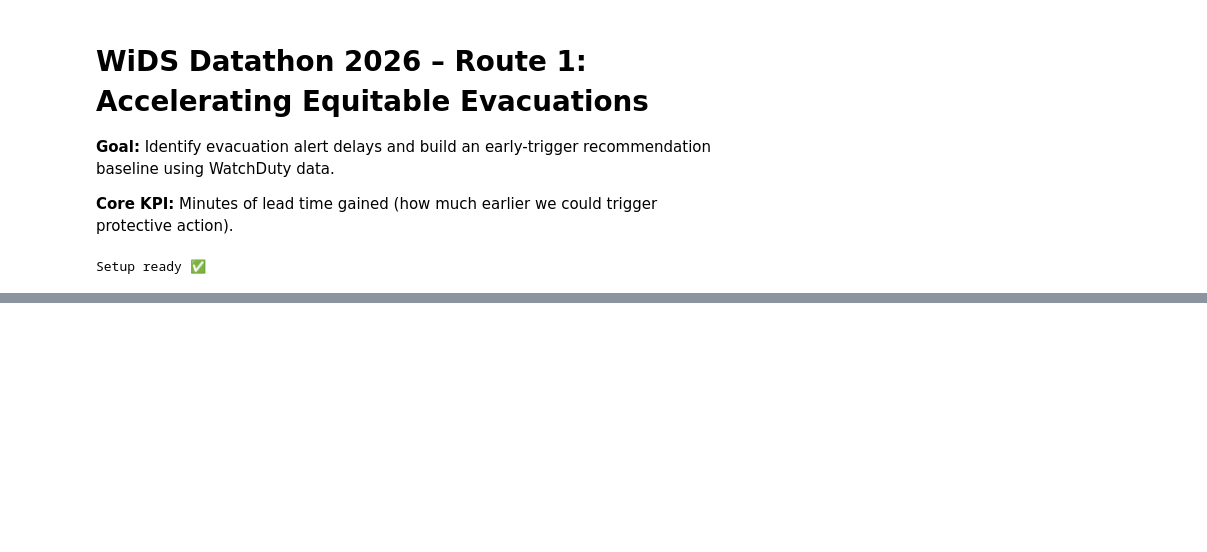
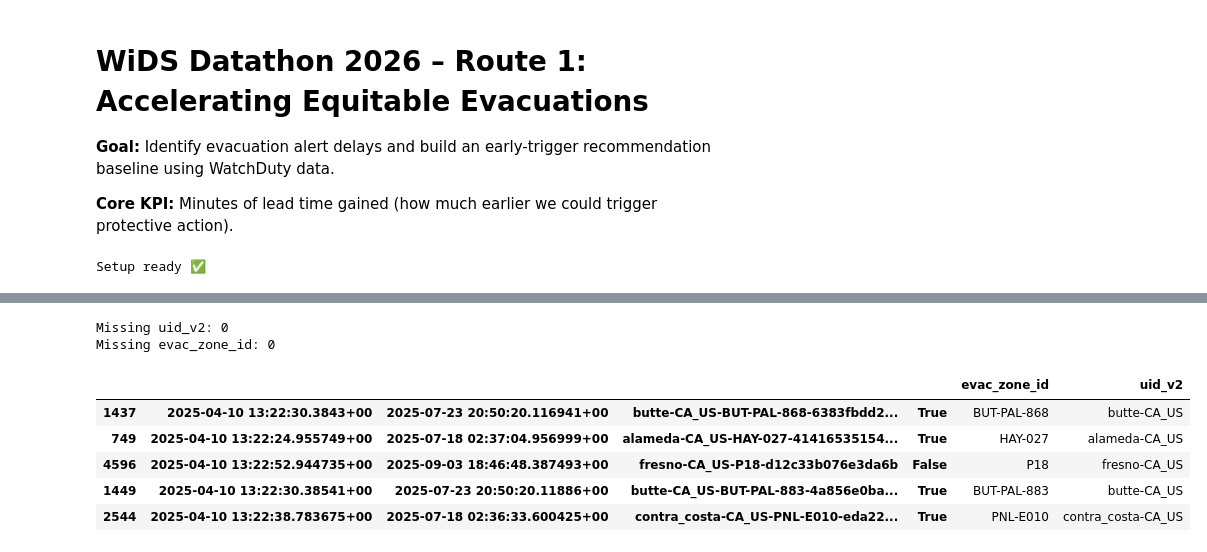
Before and after one commit to hamzukus1234/wids-datathon-university-template, a Jupyter notebook: notebook.ipynb, the cells around one changed output, grey strips where cells are left out. Cells and saved outputs as stored; diff of their text form; code cells hidden in the pictures; blank space fills up the shorter version.

```diff
--- a/notebook.ipynb
+++ b/notebook.ipynb
@@ -53,0 +341,15 @@ drive.mount('/content/drive')
+# %%
+# verificăm dacă avem valori lipsă în uid_v2 și câteva exemple
+print("Missing uid_v2:", zone_link["uid_v2"].isna().sum())
+print("Missing evac_zone_id:", zone_link["evac_zone_id"].isna().sum())
+
+zone_link.sample(5, random_state=42)
+# %% [output]
+Missing uid_v2: 0
+Missing evac_zone_id: 0
+|  |  |  |  |  | evac_zone_id | uid_v2 |
+| 1437 | 2025-04-10 13:22:30.3843+00 | 2025-07-23 20:50:20.116941+00 | butte-CA_US-BUT-PAL-868-6383fbdd2... | True | BUT-PAL-868 | butte-CA_US |
+| 749 | 2025-04-10 13:22:24.955749+00 | 2025-07-18 02:37:04.956999+00 | alameda-CA_US-HAY-027-41416535154... | True | HAY-027 | alameda-CA_US |
+| 4596 | 2025-04-10 13:22:52.944735+00 | 2025-09-03 18:46:48.387493+00 | fresno-CA_US-P18-d12c33b076e3da6b | False | P18 | fresno-CA_US |
+| 1449 | 2025-04-10 13:22:30.38541+00 | 2025-07-23 20:50:20.11886+00 | butte-CA_US-BUT-PAL-883-4a856e0ba... | True | BUT-PAL-883 | butte-CA_US |
+| 2544 | 2025-04-10 13:22:38.783675+00 | 2025-07-18 02:36:33.600425+00 | contra_costa-CA_US-PNL-E010-eda22... | True | PNL-E010 | contra_costa-CA_US |
```
Also changed, not shown: parts of 28 cells of this notebook.
